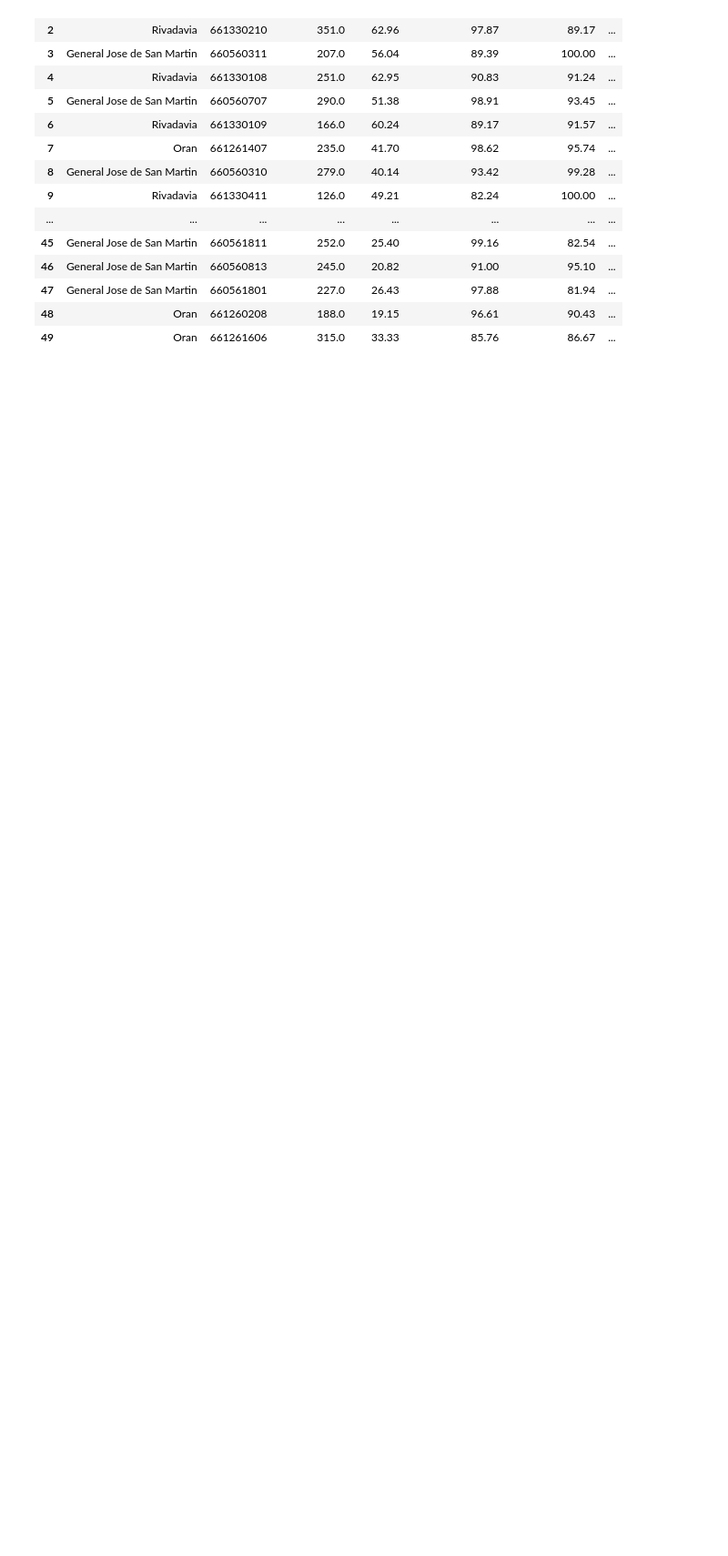
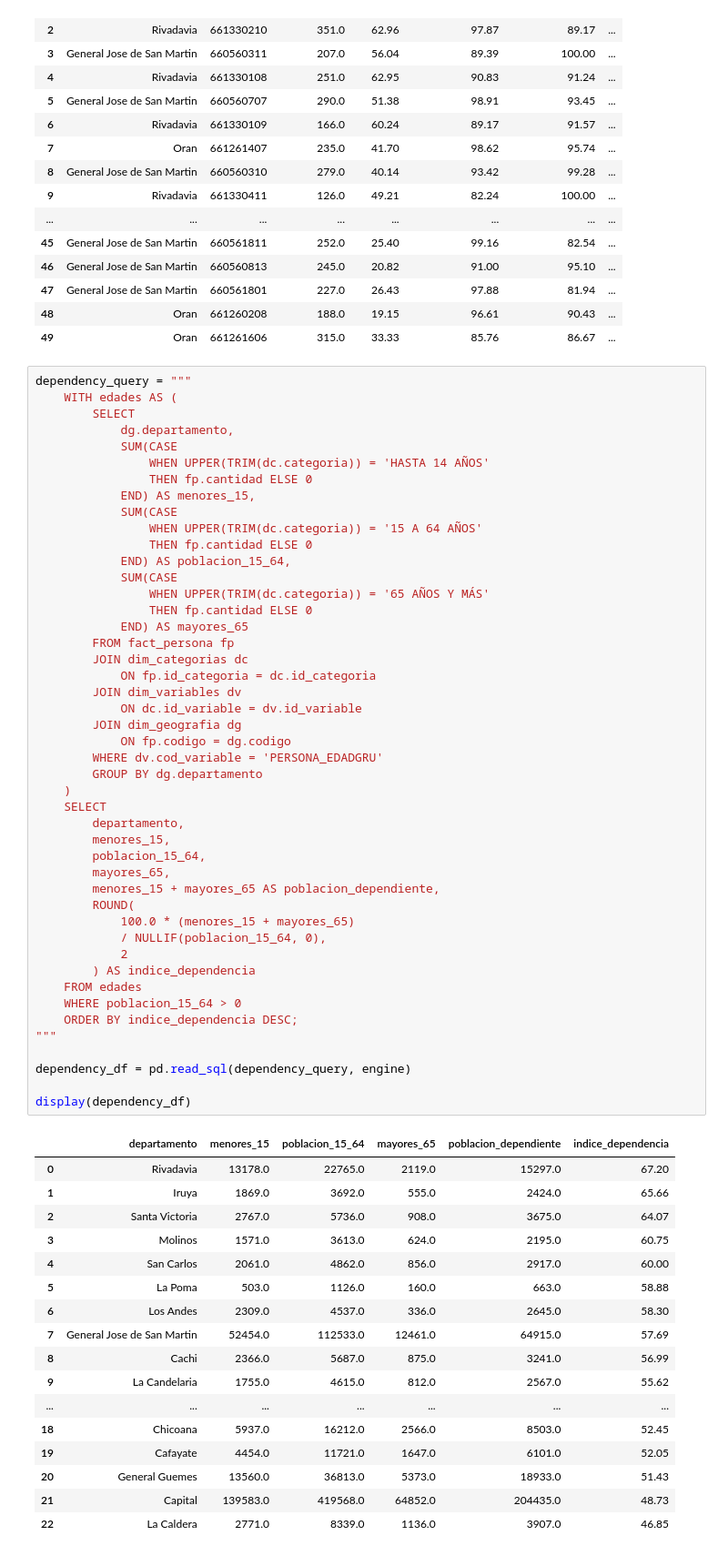
Before and after one commit to turkoModad/censo-pipeline-geoanalytics, a Jupyter notebook: consultas.ipynb, the cells around one changed output. Shown at 91% size. Saved outputs shown, nothing was run; the diff lists cells and outputs as text; blank space fills up the shorter version.

```diff
--- a/consultas.ipynb
+++ b/consultas.ipynb
@@ -861,3 +861,67 @@ Top 50 Radios Censales con Emergencia Estructural Sistémica:
 | 47 | General Jose de San Martin | 660561801 | 227.0 | 26.43 | 97.88 | 81.94 | ... |
 | 48 | Oran | 661260208 | 188.0 | 19.15 | 96.61 | 90.43 | ... |
 | 49 | Oran | 661261606 | 315.0 | 33.33 | 85.76 | 86.67 | ... |
+# %%
+dependency_query = """
+    WITH edades AS (
+        SELECT
+            dg.departamento,
+            SUM(CASE
+                WHEN UPPER(TRIM(dc.categoria)) = 'HASTA 14 AÑOS'
+                THEN fp.cantidad ELSE 0
+            END) AS menores_15,
+            SUM(CASE
+                WHEN UPPER(TRIM(dc.categoria)) = '15 A 64 AÑOS'
+                THEN fp.cantidad ELSE 0
+            END) AS poblacion_15_64,
+            SUM(CASE
+                WHEN UPPER(TRIM(dc.categoria)) = '65 AÑOS Y MÁS'
+                THEN fp.cantidad ELSE 0
+            END) AS mayores_65
+        FROM fact_persona fp
+        JOIN dim_categorias dc
+            ON fp.id_categoria = dc.id_categoria
+        JOIN dim_variables dv
+            ON dc.id_variable = dv.id_variable
+        JOIN dim_geografia dg
+            ON fp.codigo = dg.codigo
+        WHERE dv.cod_variable = 'PERSONA_EDADGRU'
+        GROUP BY dg.departamento
+    )
+    SELECT
+        departamento,
+        menores_15,
+        poblacion_15_64,
+        mayores_65,
+        menores_15 + mayores_65 AS poblacion_dependiente,
+        ROUND(
+            100.0 * (menores_15 + mayores_65)
+            / NULLIF(poblacion_15_64, 0),
+            2
+        ) AS indice_dependencia
+    FROM edades
+    WHERE poblacion_15_64 > 0
+    ORDER BY indice_dependencia DESC;
+"""
+
+dependency_df = pd.read_sql(dependency_query, engine)
+
+display(dependency_df)
+# %% [output]
+|  | departamento | menores_15 | poblacion_15_64 | mayores_65 | poblacion_dependiente | indice_dependencia |
+| 0 | Rivadavia | 13178.0 | 22765.0 | 2119.0 | 15297.0 | 67.20 |
+| 1 | Iruya | 1869.0 | 3692.0 | 555.0 | 2424.0 | 65.66 |
+| 2 | Santa Victoria | 2767.0 | 5736.0 | 908.0 | 3675.0 | 64.07 |
+| 3 | Molinos | 1571.0 | 3613.0 | 624.0 | 2195.0 | 60.75 |
+| 4 | San Carlos | 2061.0 | 4862.0 | 856.0 | 2917.0 | 60.00 |
+| 5 | La Poma | 503.0 | 1126.0 | 160.0 | 663.0 | 58.88 |
+| 6 | Los Andes | 2309.0 | 4537.0 | 336.0 | 2645.0 | 58.30 |
+| 7 | General Jose de San Martin | 52454.0 | 112533.0 | 12461.0 | 64915.0 | 57.69 |
+| 8 | Cachi | 2366.0 | 5687.0 | 875.0 | 3241.0 | 56.99 |
+| 9 | La Candelaria | 1755.0 | 4615.0 | 812.0 | 2567.0 | 55.62 |
+| ... | ... | ... | ... | ... | ... | ... |
+| 18 | Chicoana | 5937.0 | 16212.0 | 2566.0 | 8503.0 | 52.45 |
+| 19 | Cafayate | 4454.0 | 11721.0 | 1647.0 | 6101.0 | 52.05 |
+| 20 | General Guemes | 13560.0 | 36813.0 | 5373.0 | 18933.0 | 51.43 |
+| 21 | Capital | 139583.0 | 419568.0 | 64852.0 | 204435.0 | 48.73 |
+| 22 | La Caldera | 2771.0 | 8339.0 | 1136.0 | 3907.0 | 46.85 |
```
Also changed, not shown: parts of 1 cell of this notebook.
